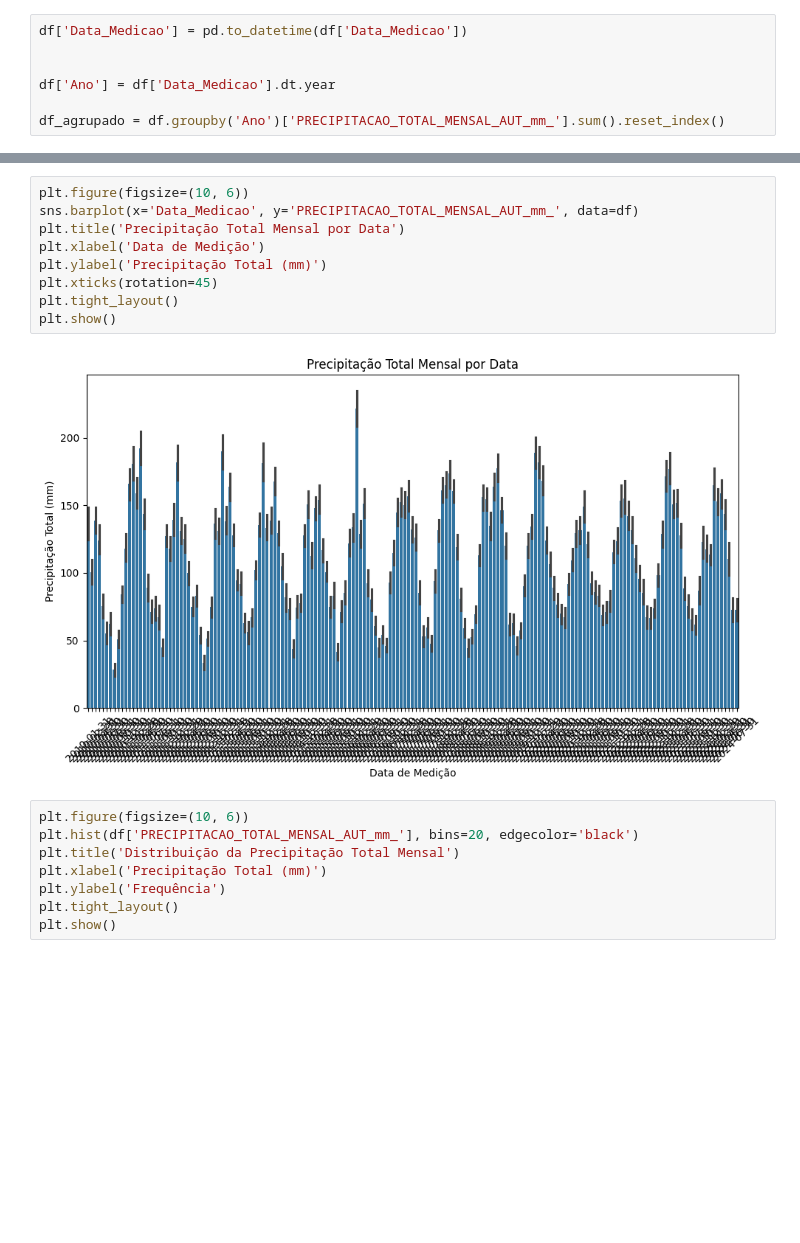
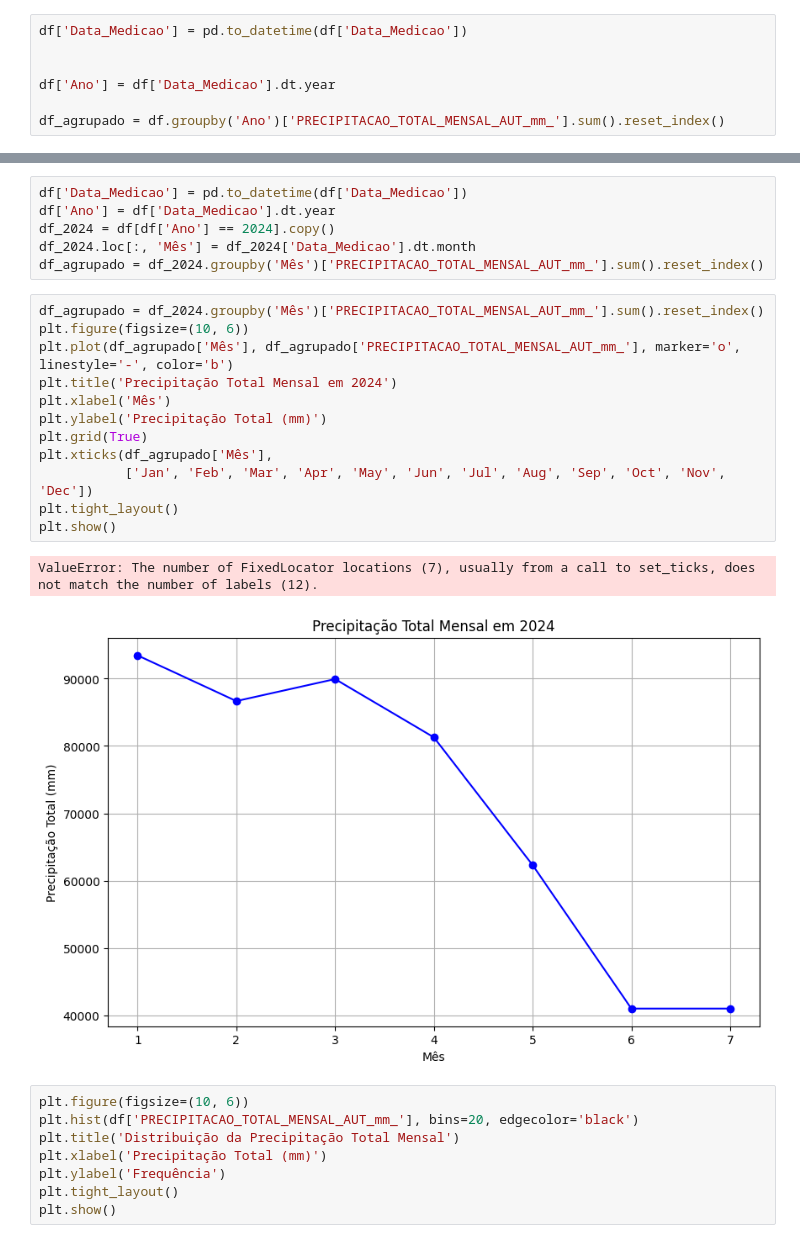
Before and after one commit to reprograma/on29-python-s17-s18-projeto-livre, a Jupyter notebook: exercicios/para-casa/visualizacao.ipynb, the cells around one changed output, grey strips where cells are left out. Saved outputs shown, nothing was run; the diff lists cells and outputs as text; blank space fills up the shorter version.

```diff
--- a/exercicios/para-casa/visualizacao.ipynb
+++ b/exercicios/para-casa/visualizacao.ipynb
@@ -68,14 +67,24 @@ NameError: name 'df_grouped' is not defined
+# %%
+df['Data_Medicao'] = pd.to_datetime(df['Data_Medicao'])
+df['Ano'] = df['Data_Medicao'].dt.year
+df_2024 = df[df['Ano'] == 2024].copy()
+df_2024.loc[:, 'Mês'] = df_2024['Data_Medicao'].dt.month
+df_agrupado = df_2024.groupby('Mês')['PRECIPITACAO_TOTAL_MENSAL_AUT_mm_'].sum().reset_index()
 # %%
+df_agrupado = df_2024.groupby('Mês')['PRECIPITACAO_TOTAL_MENSAL_AUT_mm_'].sum().reset_index()
 plt.figure(figsize=(10, 6))
-sns.barplot(x='Data_Medicao', y='PRECIPITACAO_TOTAL_MENSAL_AUT_mm_', data=df)
-plt.title('Precipitação Total Mensal por Data')
-plt.xlabel('Data de Medição')
+plt.plot(df_agrupado['Mês'], df_agrupado['PRECIPITACAO_TOTAL_MENSAL_AUT_mm_'], marker='o', linestyle='-', color='b')
+plt.title('Precipitação Total Mensal em 2024')
+plt.xlabel('Mês')
 plt.ylabel('Precipitação Total (mm)')
-plt.xticks(rotation=45)
+plt.grid(True)
+plt.xticks(df_agrupado['Mês'],
+           ['Jan', 'Feb', 'Mar', 'Apr', 'May', 'Jun', 'Jul', 'Aug', 'Sep', 'Oct', 'Nov', 'Dec'])
 plt.tight_layout()
 plt.show()
 # %% [output]
+ValueError: The number of FixedLocator locations (7), usually from a call to set_ticks, does not match the number of labels (12).
-[figure, old version]
+[figure, new version]
 # %%
 plt.figure(figsize=(10, 6))
 plt.hist(df['PRECIPITACAO_TOTAL_MENSAL_AUT_mm_'], bins=20, edgecolor='black')
```
Also changed, not shown: parts of 5 cells of this notebook, 6 other files.
